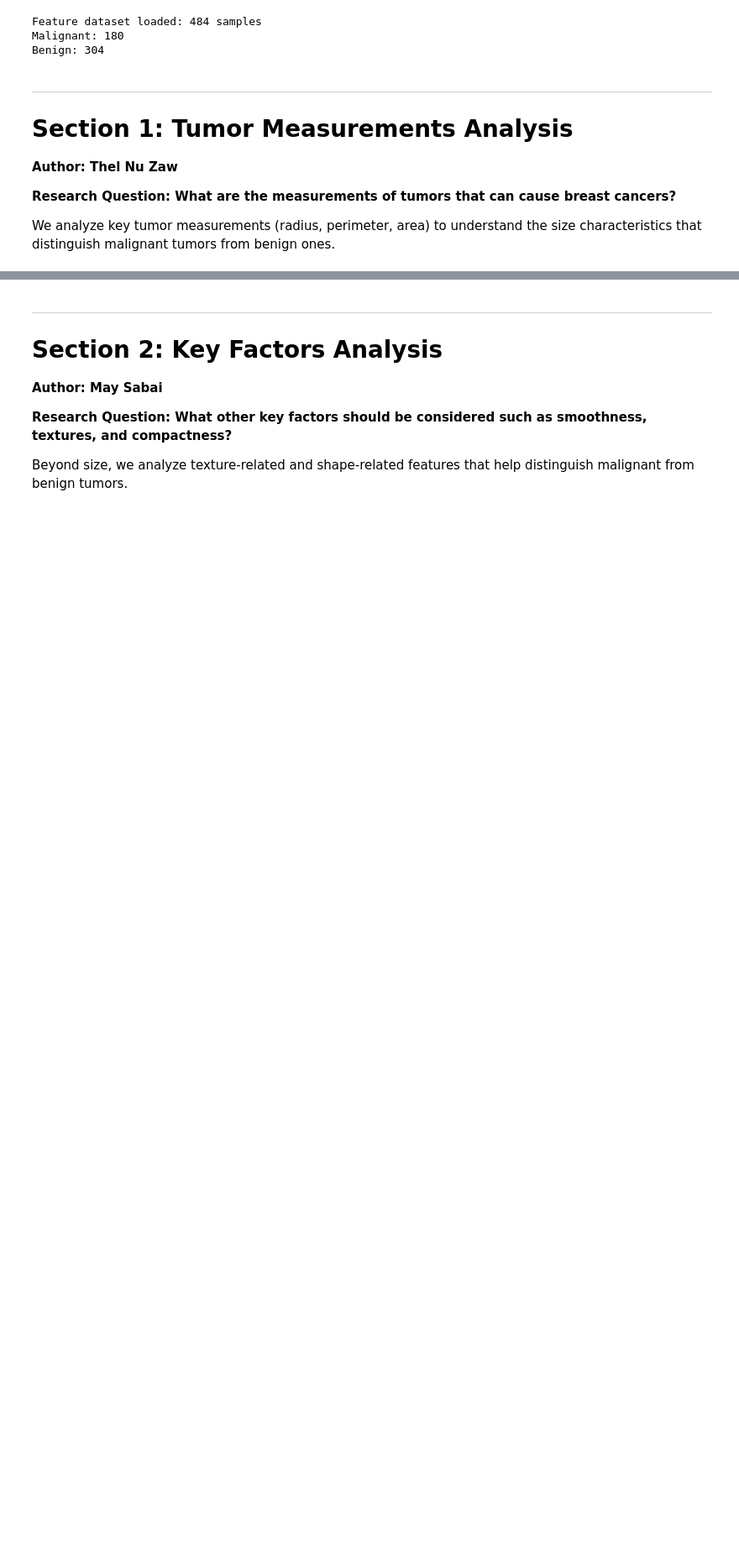
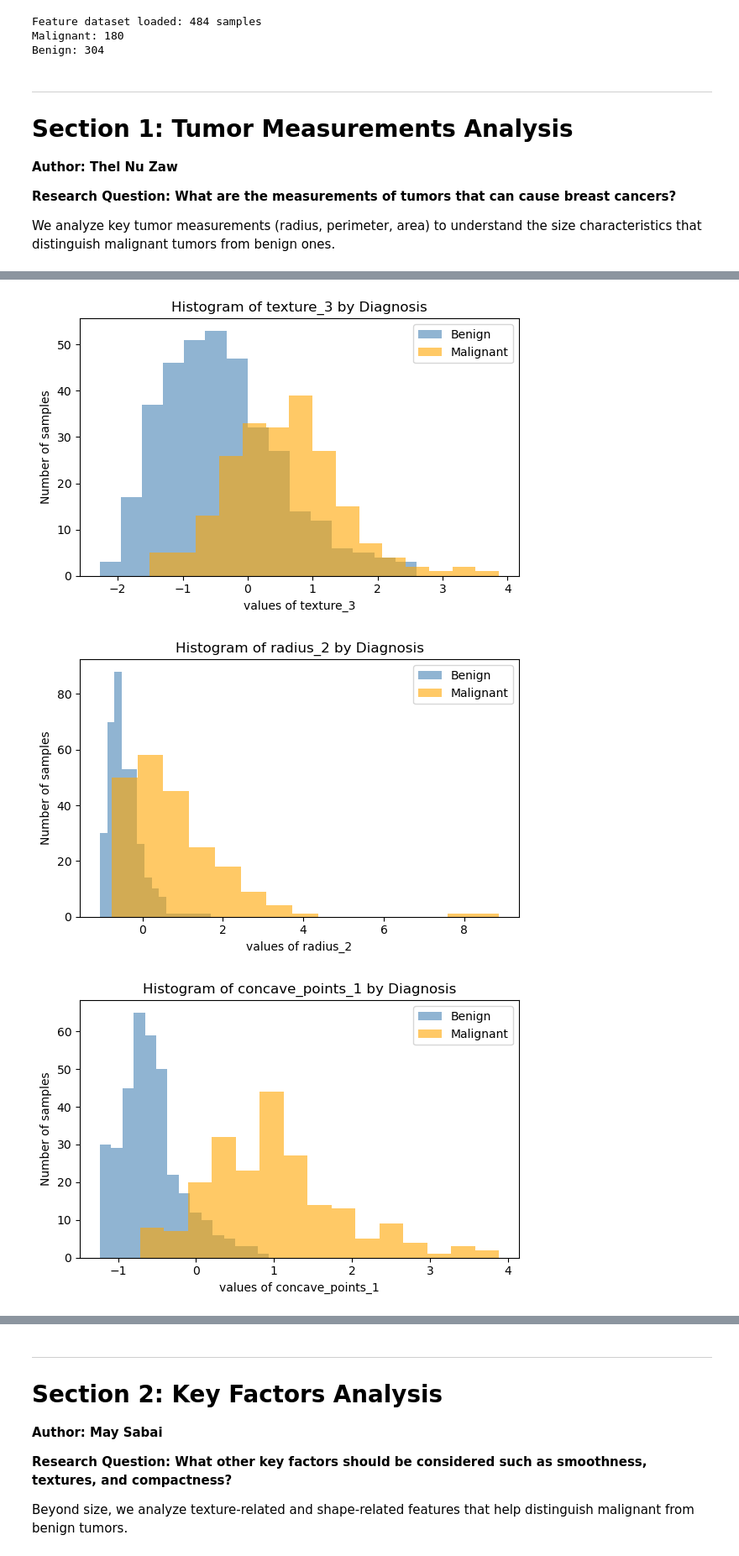
Before and after one commit to QMay17/CS171-Machine-Learning-Project, a Jupyter notebook: notebooks/analysis_and_visualization.ipynb, the cells around one changed output, grey strips where cells are left out. Shown at 84% size. Saved outputs shown, nothing was run; the diff lists cells and outputs as text; code cells hidden in the pictures; blank space fills up the shorter version.

```diff
--- a/notebooks/analysis_and_visualization.ipynb
+++ b/notebooks/analysis_and_visualization.ipynb
@@ -124,0 +191,25 @@ We analyze key tumor measurements (radius, perimeter, area) to understand the si
+# %%
+selected_features_q1 = ["texture_3", "radius_2", "concave_points_1"]
+
+for feat in selected_features_q1:
+    plt.figure(figsize=(6,4))
+
+    plt.hist(
+        all_df[all_df["Diagnosis"]==0][feat],
+        bins=15, alpha=0.6, label="Benign", color="steelblue"
+    )
+    plt.hist(
+        all_df[all_df["Diagnosis"]==1][feat],
+        bins=15, alpha=0.6, label="Malignant", color="orange"
+    )
+
+    plt.title(f"Histogram of {feat} by Diagnosis")
+    plt.xlabel(f"values of {feat}")
+    plt.ylabel("Number of samples")
+    plt.legend()
+    plt.tight_layout()
+    plt.show()
+# %% [output]
+[figure, added]
+[figure, added]
+[figure, added]
```
Also changed, not shown: parts of 18 cells of this notebook, 1 other file.
